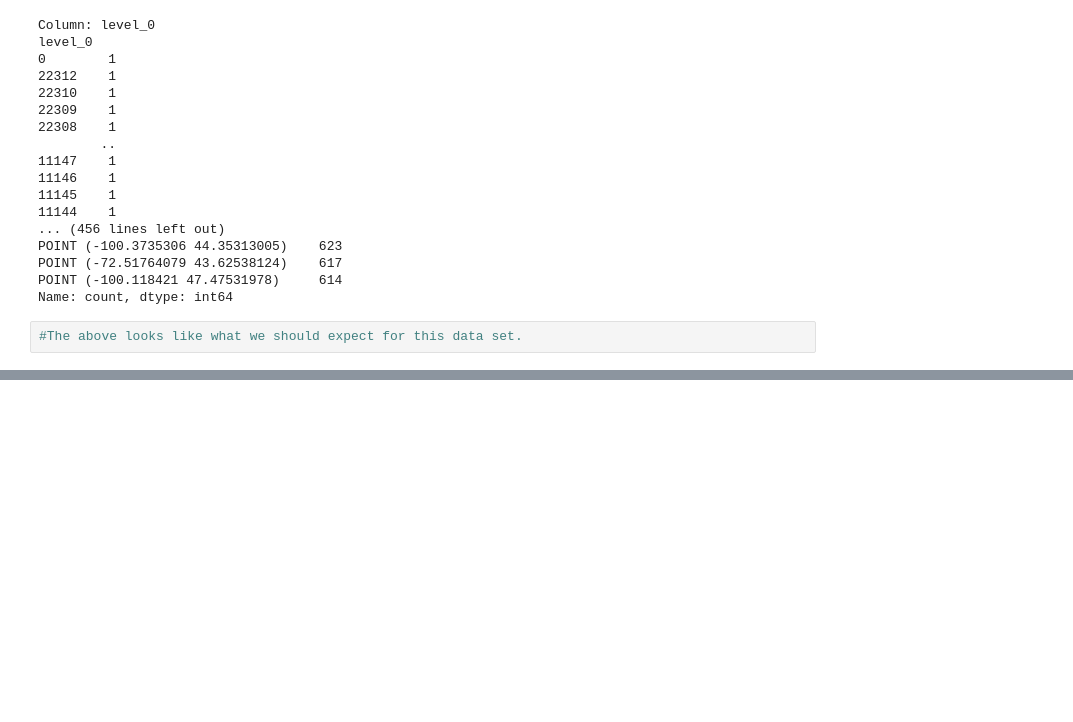
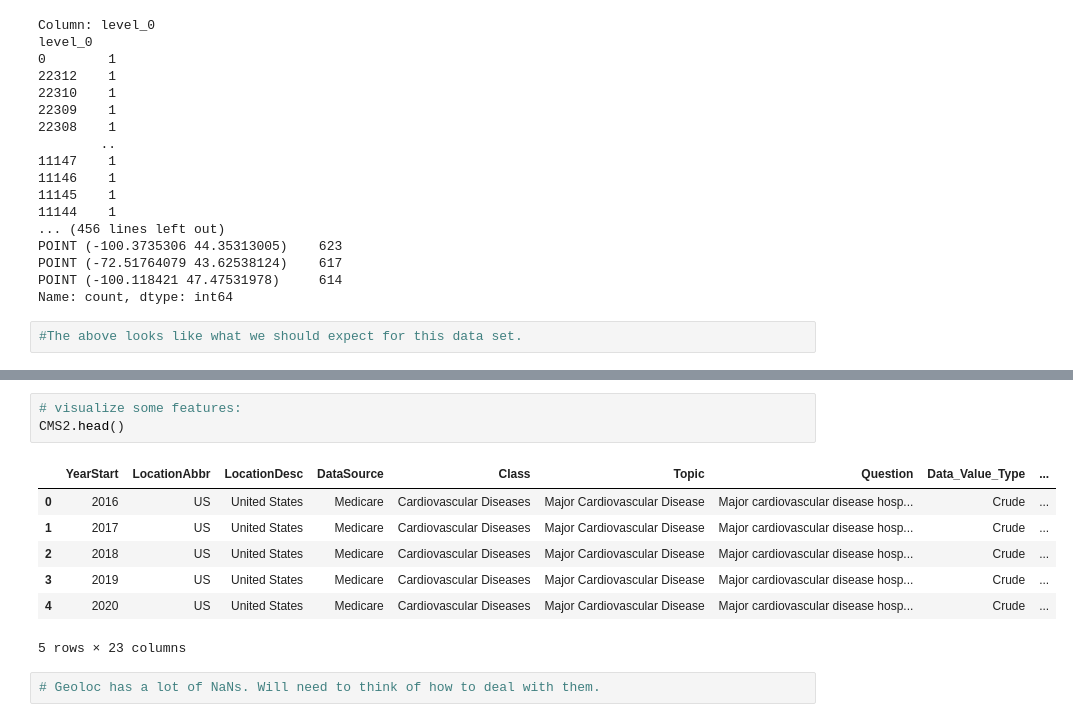
Before and after one commit to JTK112/Springboard--Joshua-D., a Jupyter notebook: DataWrangling.ipynb, the cells around one changed output, grey strips where cells are left out. Cells and saved outputs as stored; diff of their text form; blank space fills up the shorter version.

```diff
--- a/DataWrangling.ipynb
+++ b/DataWrangling.ipynb
@@ -216,0 +245,13 @@ See the caveats in the documentation: https://pandas.pydata.org/pandas-docs/stab
+# %%
+# visualize some features:
+CMS2.head()
+# %% [output]
+|  | YearStart | LocationAbbr | LocationDesc | DataSource | Class | Topic | Question | Data_Value_Type | ... |
+| 0 | 2016 | US | United States | Medicare | Cardiovascular Diseases | Major Cardiovascular Disease | Major cardiovascular disease hosp... | Crude | ... |
+| 1 | 2017 | US | United States | Medicare | Cardiovascular Diseases | Major Cardiovascular Disease | Major cardiovascular disease hosp... | Crude | ... |
+| 2 | 2018 | US | United States | Medicare | Cardiovascular Diseases | Major Cardiovascular Disease | Major cardiovascular disease hosp... | Crude | ... |
+| 3 | 2019 | US | United States | Medicare | Cardiovascular Diseases | Major Cardiovascular Disease | Major cardiovascular disease hosp... | Crude | ... |
+| 4 | 2020 | US | United States | Medicare | Cardiovascular Diseases | Major Cardiovascular Disease | Major cardiovascular disease hosp... | Crude | ... |
+5 rows × 23 columns
+# %%
+# Geoloc has a lot of NaNs. Will need to think of how to deal with them.
```
Also changed, not shown: parts of 11 cells of this notebook.
